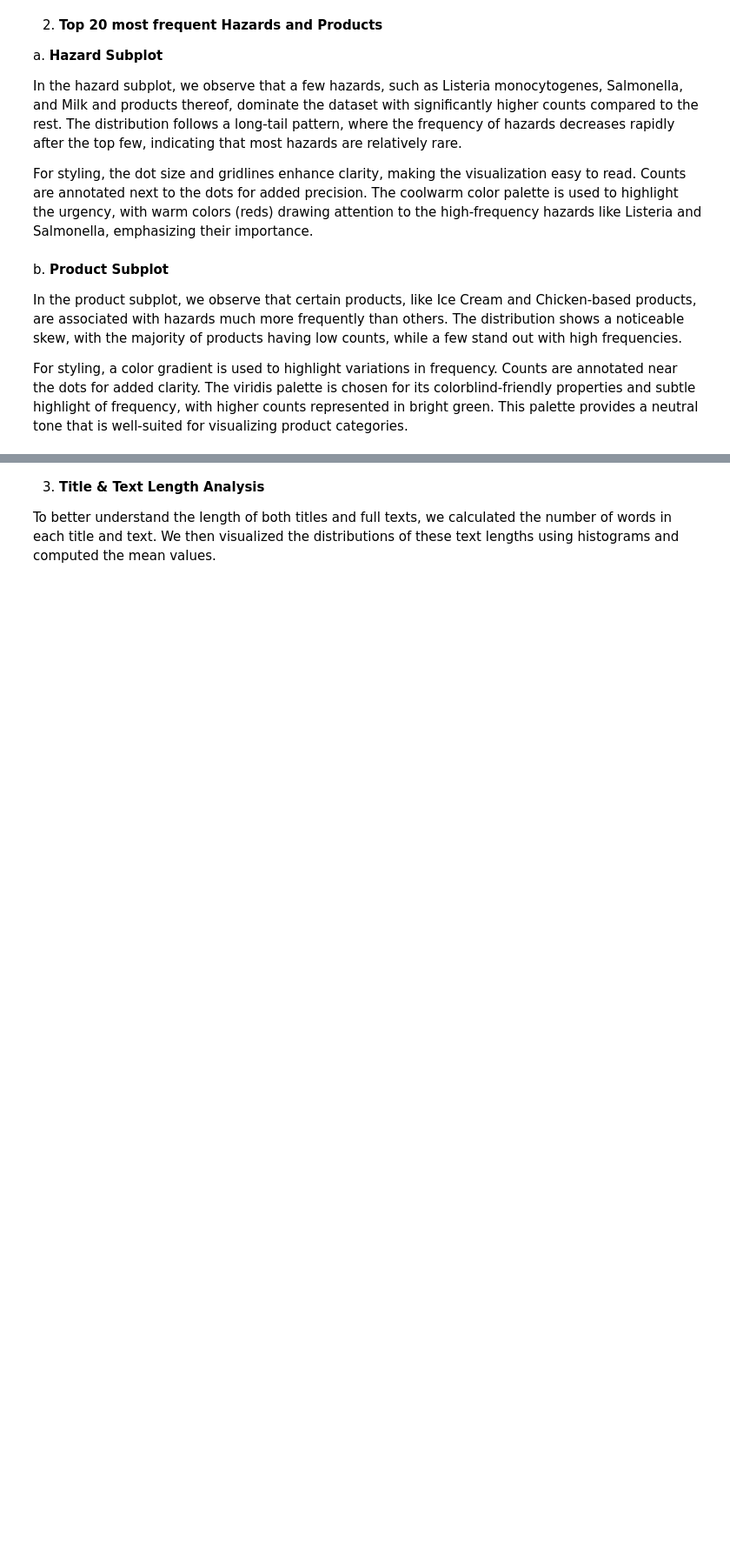
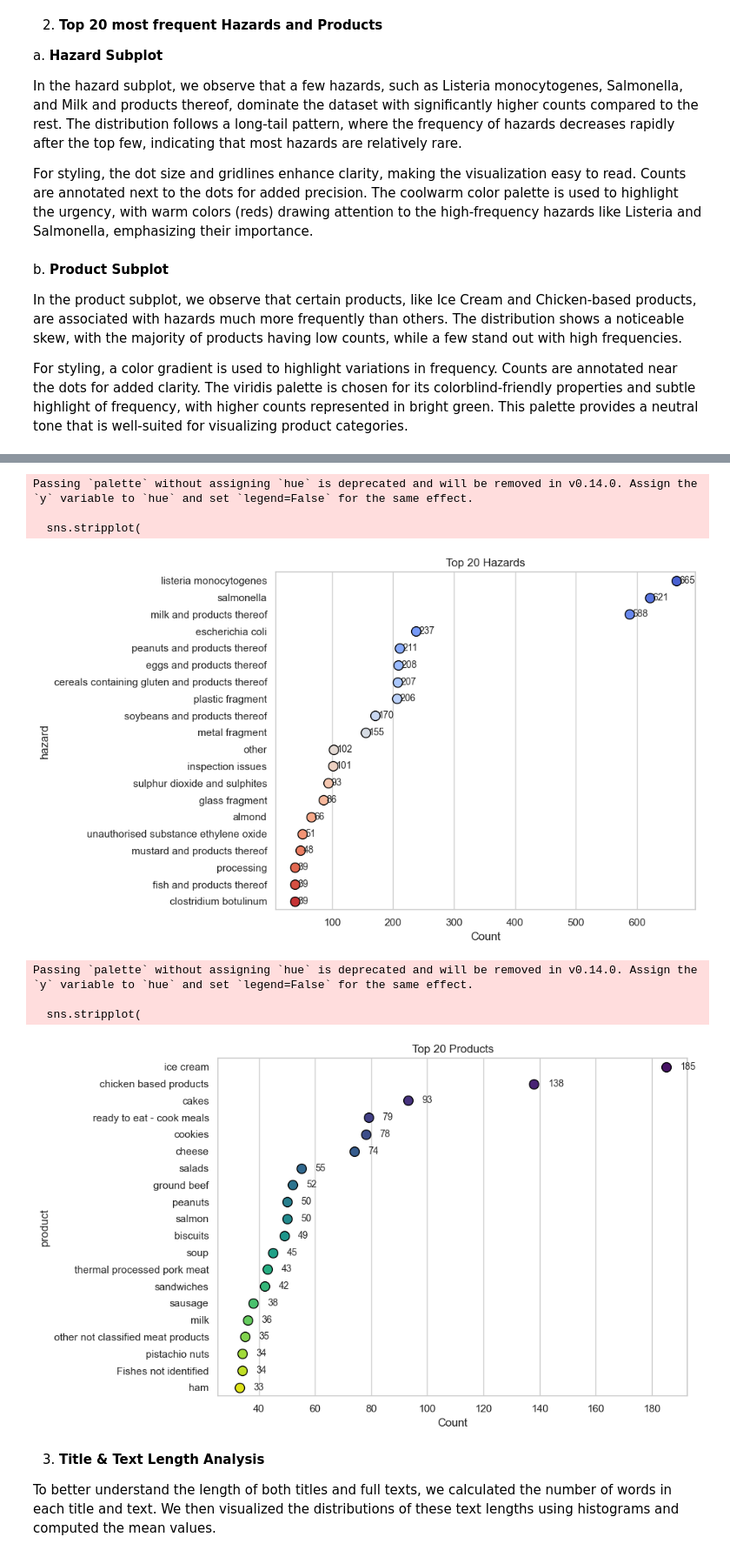
Before and after one commit to LefkiAth/SemEval2025, a Jupyter notebook: code/Data_Exploration.ipynb, the cells around one changed output, grey strips where cells are left out. Shown at 87% size. Drawn from its saved outputs; the diff is of its cells as text; code cells hidden in the pictures; blank space fills up the shorter version.

```diff
--- a/code/Data_Exploration.ipynb
+++ b/code/Data_Exploration.ipynb
@@ -351,3 +299,36 @@ Passing `palette` without assigning `hue` is deprecated and will be removed in v
+# %%
+# Plot 2: Top 20 Most Frequent Hazards and Products
+def plot_top_n(data, column, n=20, title="", palette="viridis"):
+    top_counts = data[column].value_counts().head(n)
+    plt.figure(figsize=(10, 6))
+    sns.stripplot(
+        y=top_counts.index,
+        x=top_counts.values,
+        palette=palette,
+        size=10,
+        linewidth=1,
+        edgecolor="black",
+        orient="h",
+    )
+    plt.title(title)
+    plt.xlabel("Count")
+    plt.ylabel(column)
+    for i, count in enumerate(top_counts.values):
+        plt.text(count + 5, i, str(count), va="center", ha="left", fontsize=10)
+    plt.tight_layout()
+    plt.show()
+
+plot_top_n(train_data, "hazard", n=20, title="Top 20 Hazards", palette="coolwarm")
+plot_top_n(train_data, "product", n=20, title="Top 20 Products", palette="viridis")
+# %% [output]
+Passing `palette` without assigning `hue` is deprecated and will be removed in v0.14.0. Assign the `y` variable to `hue` and set `legend=False` for the same effect.
+
+  sns.stripplot(
+[figure, added]
+Passing `palette` without assigning `hue` is deprecated and will be removed in v0.14.0. Assign the `y` variable to `hue` and set `legend=False` for the same effect.
+
+  sns.stripplot(
+[figure, added]
 # %% [markdown]
 3. **Title & Text Length Analysis**
 
```
Also changed, not shown: parts of 15 cells of this notebook.
